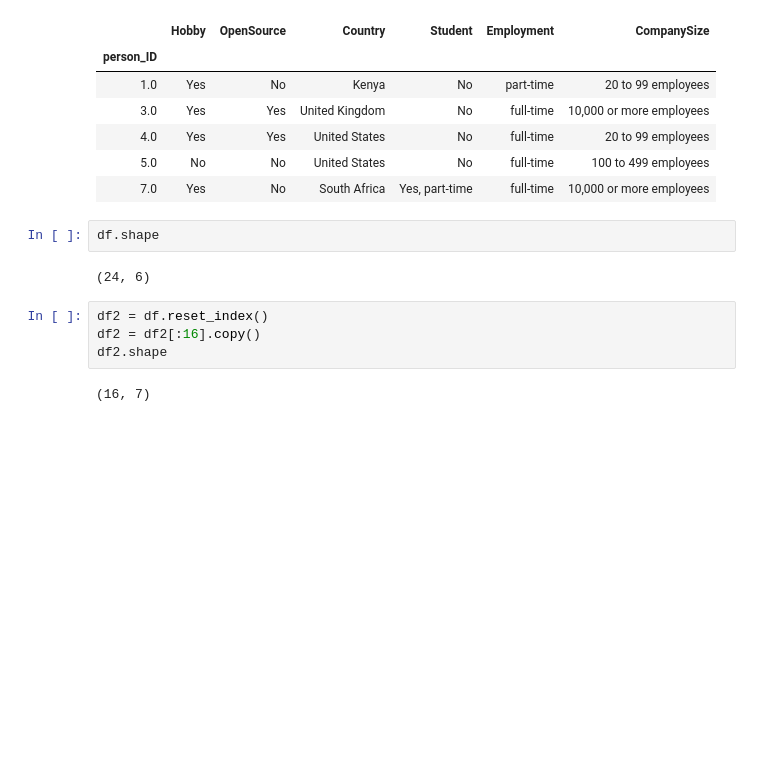
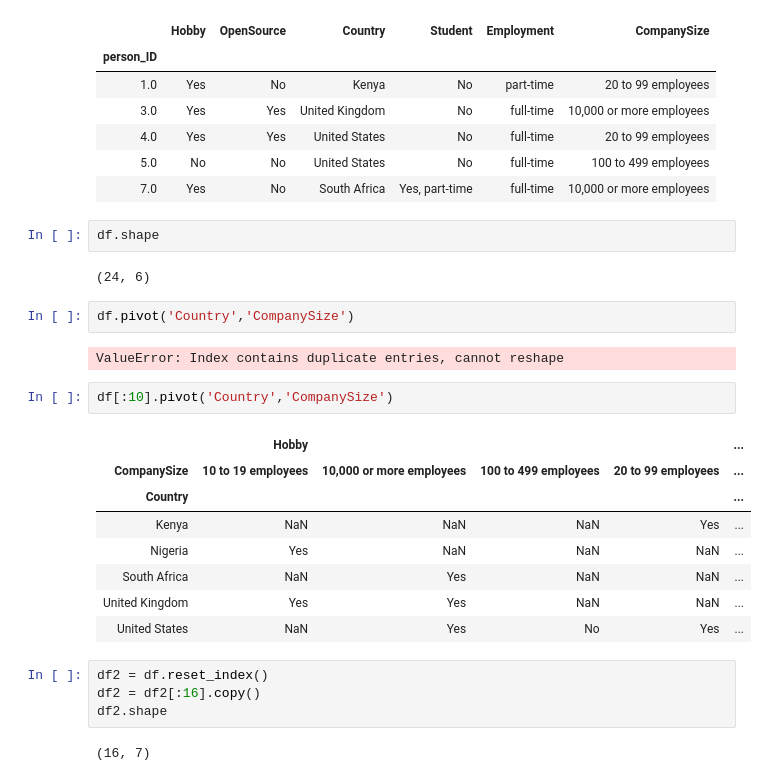
Before and after one commit to shiyunlai233/Pandas_teaching, a Jupyter notebook: pandas1.ipynb, the cells around one changed output. Saved outputs shown, nothing was run; the diff lists cells and outputs as text; blank space fills up the shorter version.

```diff
--- a/pandas1.ipynb
+++ b/pandas1.ipynb
@@ -168,6 +168,21 @@ df.head()
 df.shape
 # %% [output]
 (24, 6)
+# %%
+df.pivot('Country','CompanySize')
+# %% [output]
+ValueError: Index contains duplicate entries, cannot reshape
+# %%
+df[:10].pivot('Country','CompanySize')
+# %% [output]
+|  | Hobby |  |  |  | ... |
+| CompanySize | 10 to 19 employees | 10,000 or more employees | 100 to 499 employees | 20 to 99 employees | ... |
+| Country |  |  |  |  | ... |
+| Kenya | NaN | NaN | NaN | Yes | ... |
+| Nigeria | Yes | NaN | NaN | NaN | ... |
+| South Africa | NaN | Yes | NaN | NaN | ... |
+| United Kingdom | Yes | Yes | NaN | NaN | ... |
+| United States | NaN | Yes | No | Yes | ... |
 # %%
 df2 = df.reset_index()
 df2 = df2[:16].copy()
```
Also changed, not shown: parts of 6 cells of this notebook.
